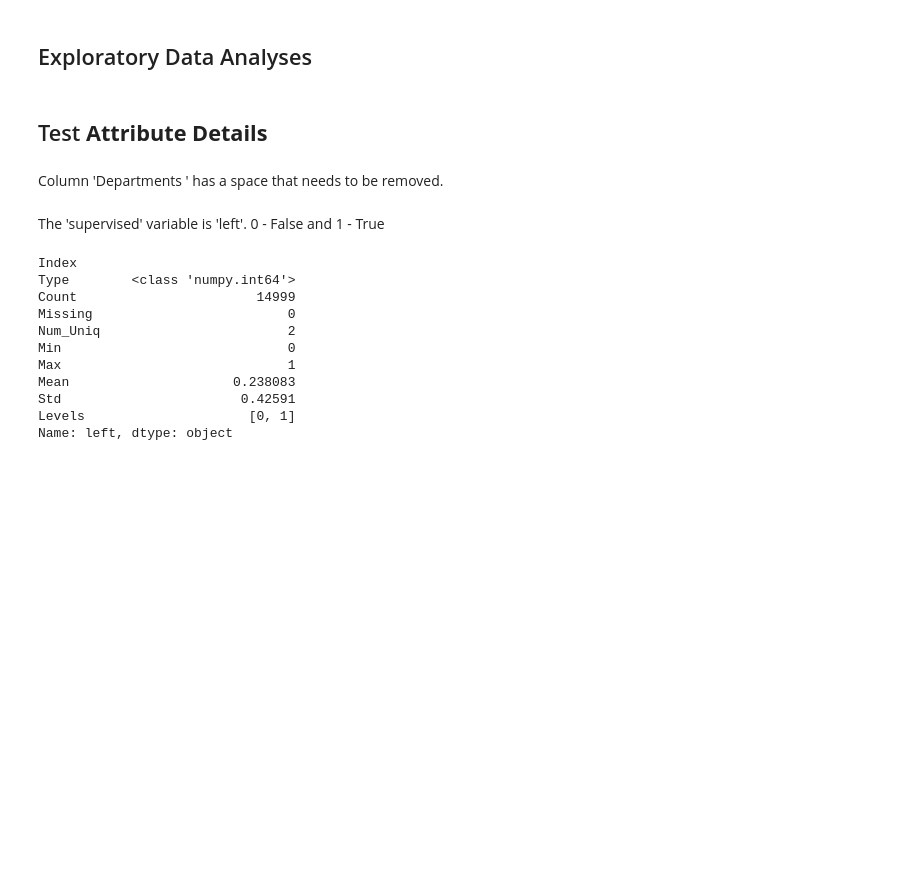
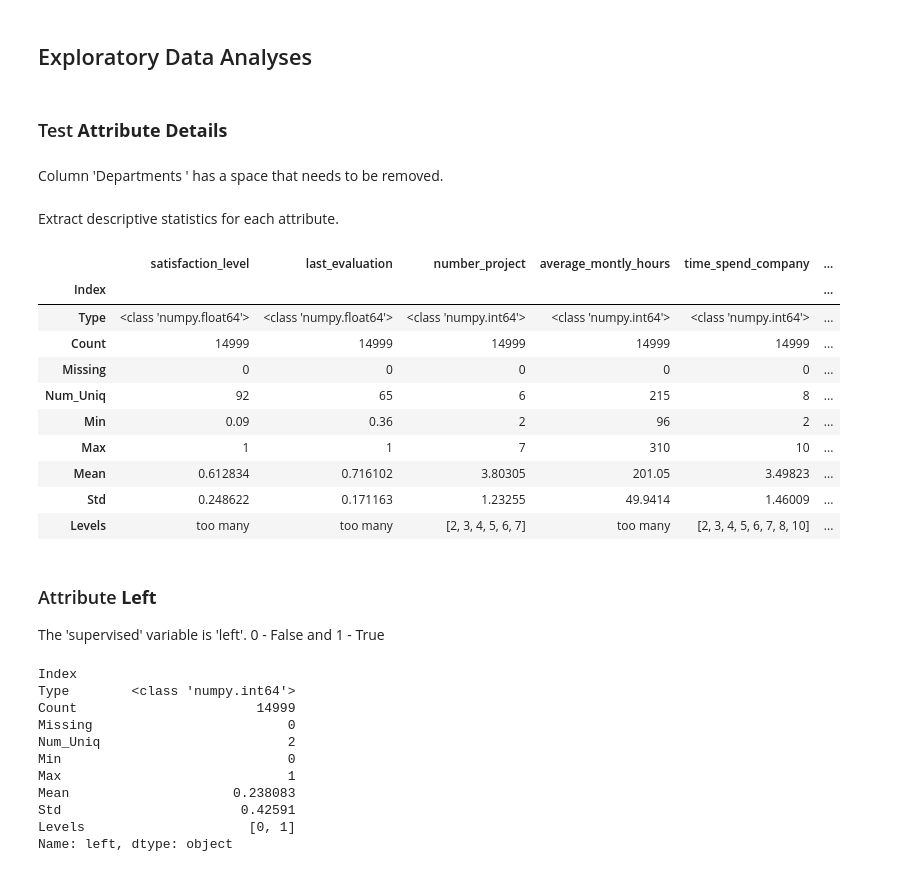
Before and after one commit to AMacumber/Tutorials, a Jupyter notebook: Churn_DataCamp.ipynb, the cells around one changed output. Drawn from its saved outputs; the diff is of its cells as text; code cells hidden in the pictures; blank space fills up the shorter version.

```diff
--- a/Churn_DataCamp.ipynb
+++ b/Churn_DataCamp.ipynb
@@ -17,7 +19,7 @@ data = pd.read_csv("Data_Churn_HR.csv")
 # %% [markdown]
 ## Exploratory Data Analyses
 # %% [markdown]
-## Test **Attribute Details**
+### Test **Attribute Details**
 # %% [markdown]
 Column 'Departments ' has a space that needs to be removed.
 # %%
@@ -28,4 +28,25 @@ data_col_deets = column_details(data)
+# %% [markdown]
+Extract descriptive statistics for each attribute.
+# %%
+# I designed a function column_details() for doing this
+
+data_col_deets = column_details(data)
+data_col_deets
+# %% [output]
+|  | satisfaction_level | last_evaluation | number_project | average_montly_hours | time_spend_company | ... |
+| Index |  |  |  |  |  | ... |
+| Type | <class 'numpy.float64'> | <class 'numpy.float64'> | <class 'numpy.int64'> | <class 'numpy.int64'> | <class 'numpy.int64'> | ... |
+| Count | 14999 | 14999 | 14999 | 14999 | 14999 | ... |
+| Missing | 0 | 0 | 0 | 0 | 0 | ... |
+| Num_Uniq | 92 | 65 | 6 | 215 | 8 | ... |
+| Min | 0.09 | 0.36 | 2 | 96 | 2 | ... |
+| Max | 1 | 1 | 7 | 310 | 10 | ... |
+| Mean | 0.612834 | 0.716102 | 3.80305 | 201.05 | 3.49823 | ... |
+| Std | 0.248622 | 0.171163 | 1.23255 | 49.9414 | 1.46009 | ... |
+| Levels | too many | too many | [2, 3, 4, 5, 6, 7] | too many | [2, 3, 4, 5, 6, 7, 8, 10] | ... |
 # %% [markdown]
+### Attribute **Left**
+
 The 'supervised' variable is 'left'. 0 - False and 1 - True
 # %%
 data_col_deets['left']
```
Also changed, not shown: parts of 27 cells of this notebook, 3 other files.
